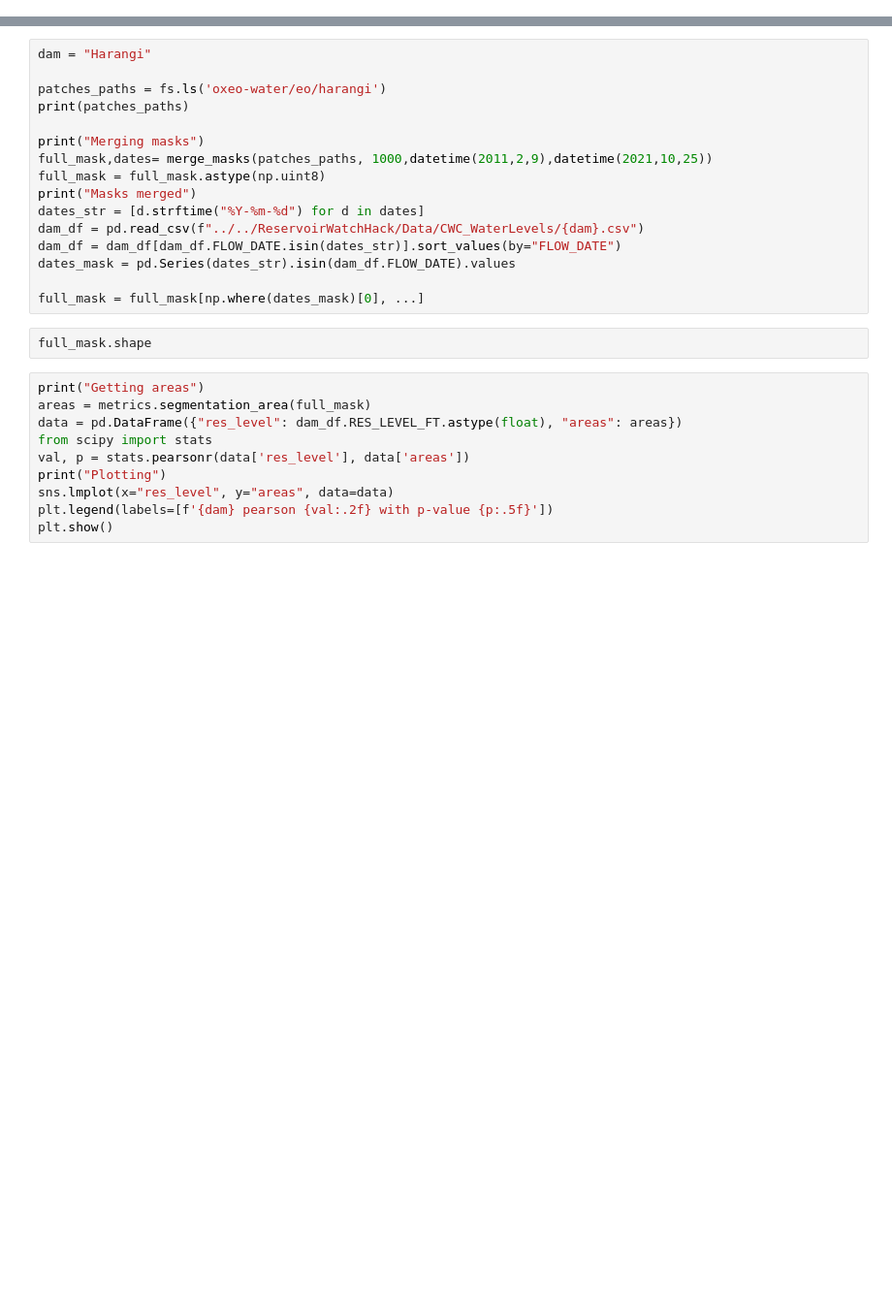
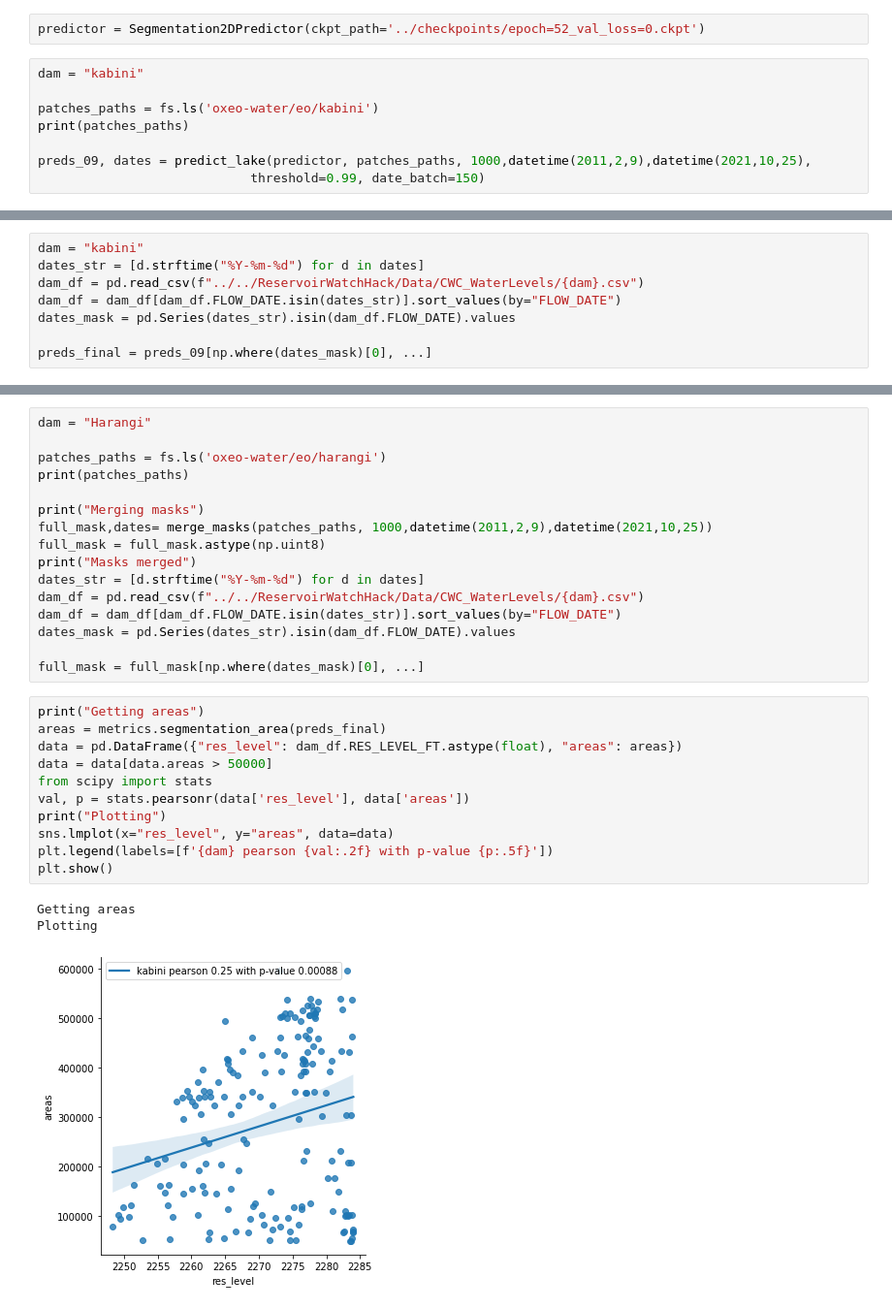
Before and after one commit to oxfordeo/oxeo-water, a Jupyter notebook: notebooks/Baseline Metrics.ipynb, the cells around one changed output, grey strips where cells are left out. Shown: that part at 97% size. Drawn from its saved outputs; the diff is of its cells as text; blank space fills up the shorter version.

Commit message:
Add unet metrics

```diff
--- a/notebooks/Baseline Metrics.ipynb
+++ b/notebooks/Baseline Metrics.ipynb
@@ -36,0 +52,10 @@ ls "../../ReservoirWatchHack/Data/CWC_WaterLevels/"
+# %%
+predictor = Segmentation2DPredictor(ckpt_path='../checkpoints/epoch=52_val_loss=0.ckpt')
+# %%
+dam = "kabini"
+
+patches_paths = fs.ls('oxeo-water/eo/kabini')
+print(patches_paths)
+
+preds_09, dates = predict_lake(predictor, patches_paths, 1000,datetime(2011,2,9),datetime(2021,10,25),
+                            threshold=0.99, date_batch=150)
@@ -36,0 +88,8 @@ ls "../../ReservoirWatchHack/Data/CWC_WaterLevels/"
+# %%
+dam = "kabini"
+dates_str = [d.strftime("%Y-%m-%d") for d in dates]
+dam_df = pd.read_csv(f"../../ReservoirWatchHack/Data/CWC_WaterLevels/{dam}.csv")
+dam_df = dam_df[dam_df.FLOW_DATE.isin(dates_str)].sort_values(by="FLOW_DATE")
+dates_mask = pd.Series(dates_str).isin(dam_df.FLOW_DATE).values
+
+preds_final = preds_09[np.where(dates_mask)[0], ...]
@@ -50,15 +113,18 @@ dam_df = dam_df[dam_df.FLOW_DATE.isin(dates_str)].sort_values(by="FLOW_DATE")
 dates_mask = pd.Series(dates_str).isin(dam_df.FLOW_DATE).values
 
 full_mask = full_mask[np.where(dates_mask)[0], ...]
-# %%
-full_mask.shape
 # %%
 print("Getting areas")
-areas = metrics.segmentation_area(full_mask)
+areas = metrics.segmentation_area(preds_final)
 data = pd.DataFrame({"res_level": dam_df.RES_LEVEL_FT.astype(float), "areas": areas})
+data = data[data.areas > 50000]
 from scipy import stats
 val, p = stats.pearsonr(data['res_level'], data['areas'])
 print("Plotting")
 sns.lmplot(x="res_level", y="areas", data=data)
 plt.legend(labels=[f'{dam} pearson {val:.2f} with p-value {p:.5f}'])
 plt.show()
+# %% [output]
+Getting areas
+Plotting
+[figure, added]
```
Also changed, not shown: parts of 28 cells of this notebook.
